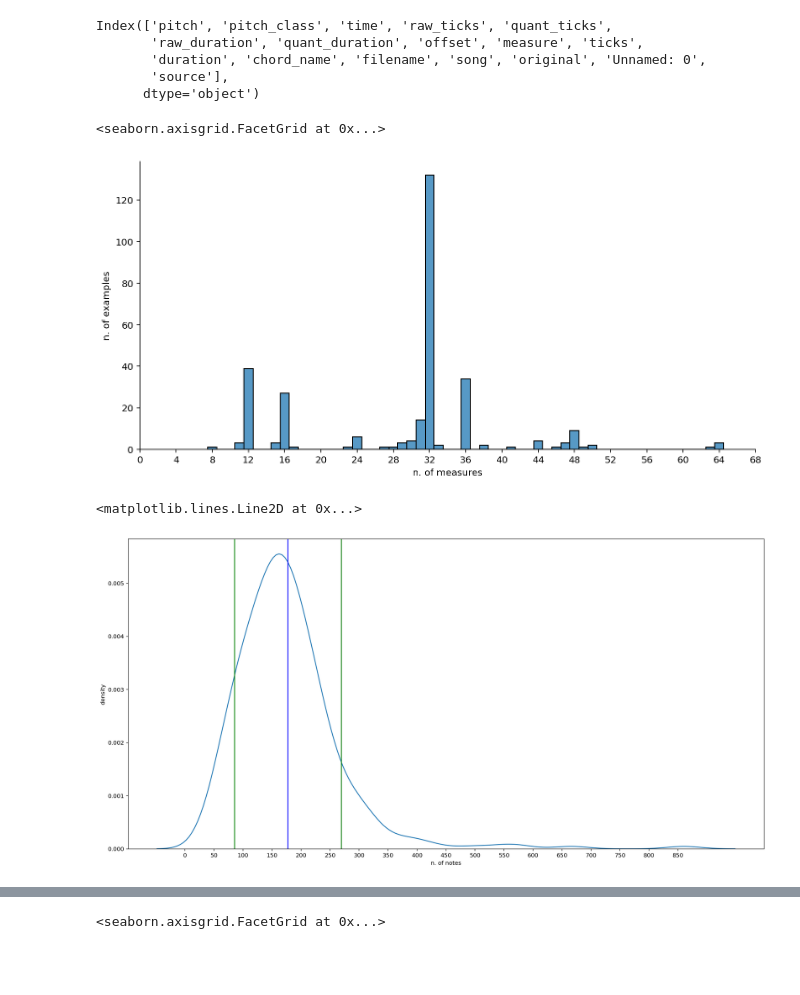
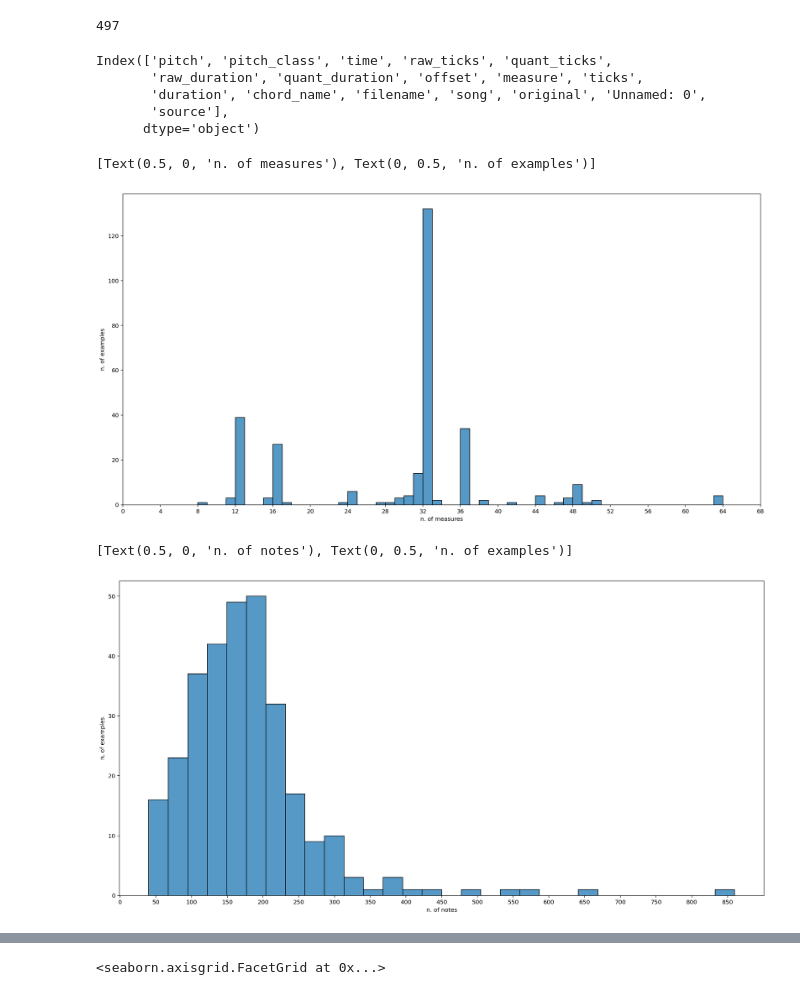
Before and after one commit to HikariNoMJ14/cool-cat-ai, a Jupyter notebook: src/notebooks/Dataset Stats - v1.ipynb, the cells around one changed output, grey strips where cells are left out. Saved outputs shown, nothing was run; the diff lists cells and outputs as text; code cells hidden in the pictures; blank space fills up the shorter version.

```diff
--- a/src/notebooks/Dataset Stats - v1.ipynb
+++ b/src/notebooks/Dataset Stats - v1.ipynb
@@ -21,6 +21,10 @@ folder = f'../../data/finalised/csv'
 filepaths = [y for x in os.walk(folder) for y in glob(os.path.join(x[0], '*.csv'))]
 
 chord_progressions = get_chord_progressions('../..')
+
+len(filepaths)
+# %% [output]
+497
 # %%
 metrics = {}
 
@@ -61,28 +65,24 @@ Index(['pitch', 'pitch_class', 'time', 'raw_ticks', 'quant_ticks',
 o = total_df[total_df['original'] == True]
 i = total_df[total_df['original'] == False]
 # %%
-ax = sns.displot(i.groupby('filename')['measure'].apply(max) + 1,
-                height=5,
-                aspect=2,
-                kde=False,
-                discrete=True,
-                rug=False)
+data = i.groupby('filename')['measure'].apply(max) + 1
+ax = sns.histplot(i.groupby('filename')['measure'].apply(max) + 1, kde=False, bins=np.arange(data.min(), data.max() + 1))
 ax.set(xticks=np.arange(0,71,4))
 ax.set(xlabel='n. of measures', ylabel='n. of examples')
 # %% [output]
-<seaborn.axisgrid.FacetGrid at 0x...>
+[Text(0.5, 0, 'n. of measures'), Text(0, 0.5, 'n. of examples')]
-[figure, old version]
+[figure, new version]
 # %%
 data = i.groupby('filename').apply(len)
-ax = sns.kdeplot(data)
+ax = sns.histplot(data)
 ax.set(xticks=np.arange(0,900,50))
-ax.set(xlabel='n. of notes', ylabel='density')
-plt.axvline(x=data.mean(), color='blue')
-plt.axvline(x=data.mean()-data.std(), color='green')
-plt.axvline(x=data.mean()+data.std(), color='green')
+ax.set(xlabel='n. of notes', ylabel='n. of examples')
+# plt.axvline(x=data.mean(), color='blue')
+# plt.axvline(x=data.mean()-data.std(), color='green')
+# plt.axvline(x=data.mean()+data.std(), color='green')
 # %% [output]
-<matplotlib.lines.Line2D at 0x...>
+[Text(0.5, 0, 'n. of notes'), Text(0, 0.5, 'n. of examples')]
-[figure, old version]
+[figure, new version]
 # %%
 data = i['duration'].apply(lambda x: x if x <= 48 else 49)
 
```
Also changed, not shown: parts of 1 cell of this notebook, 20 other files.
